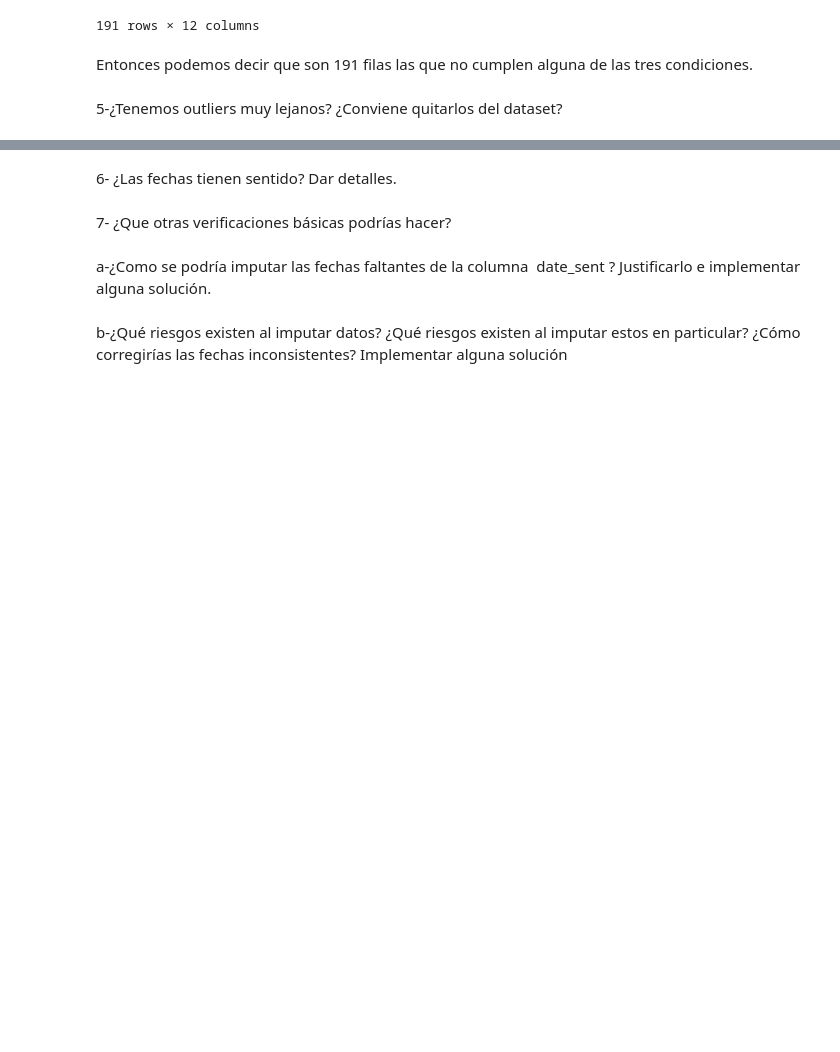
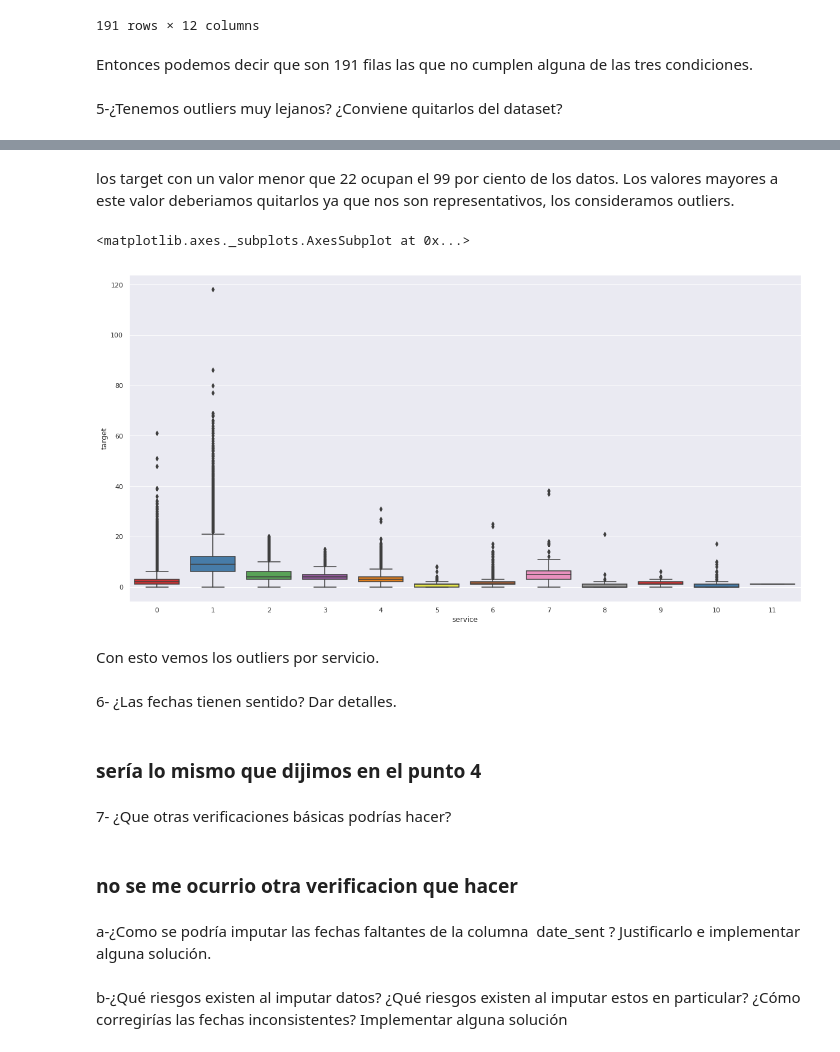
Before and after one commit to manquius/series_temporales, a Jupyter notebook: practico2_isa.ipynb, the cells around one changed output, grey strips where cells are left out. Drawn from its saved outputs; the diff is of its cells as text; code cells hidden in the pictures; blank space fills up the shorter version.

```diff
--- a/practico2_isa.ipynb
+++ b/practico2_isa.ipynb
@@ -204,5 +246,20 @@ Entonces podemos decir que son 191 filas las que no cumplen alguna de las tres c
+# %% [markdown]
+los target con un valor  menor que 22 ocupan el 99 por ciento de los datos. Los valores mayores a este valor deberiamos quitarlos ya que nos son representativos, los consideramos outliers.
+# %%
+plt.figure(figsize=(20, 10))
+sb.set(rc={'figure.figsize':(10.5,8.5)})
+sb.boxplot(x=df['service'], y=df['target'], data=df, palette="Set1")
+# %% [output]
+<matplotlib.axes._subplots.AxesSubplot at 0x...>
+[figure, added]
+# %% [markdown]
+Con esto vemos los outliers por servicio.
 # %% [markdown]
 6- ¿Las fechas tienen sentido? Dar detalles.
+# %% [markdown]
+### sería lo mismo que dijimos en el punto 4
 # %% [markdown]
 7- ¿Que otras verificaciones básicas podrías hacer?
+# %% [markdown]
+### no se me ocurrio otra verificacion que hacer
 # %% [markdown]
```
Also changed, not shown: parts of 4 cells of this notebook.
